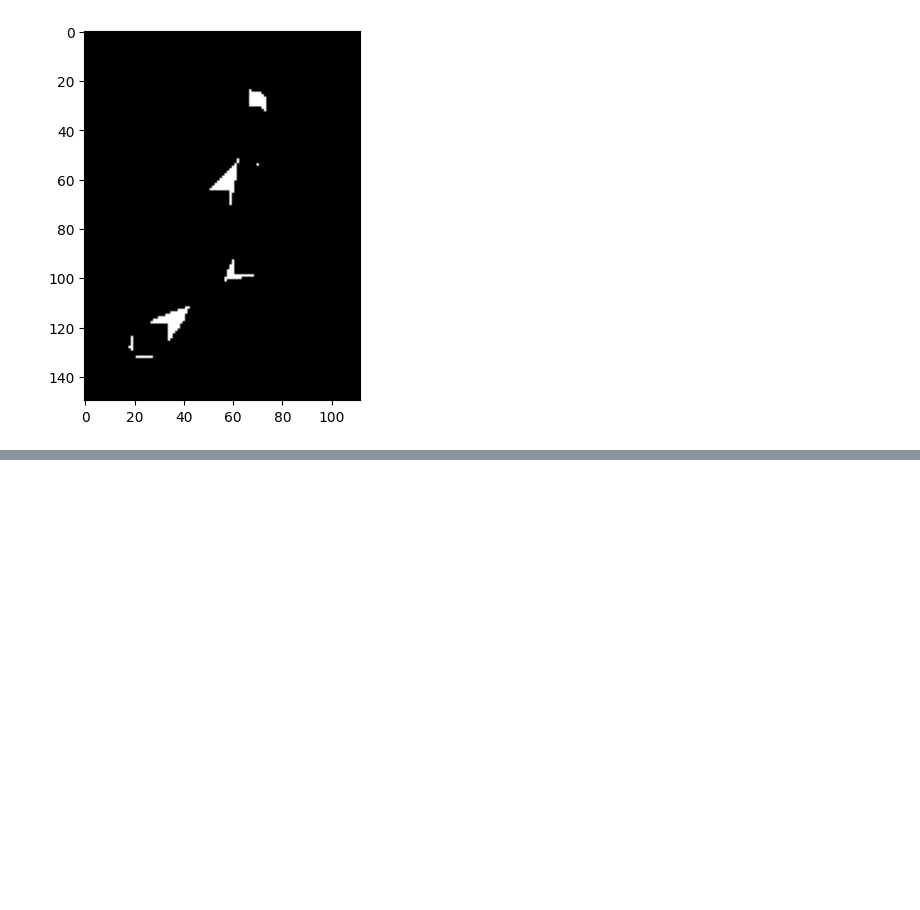
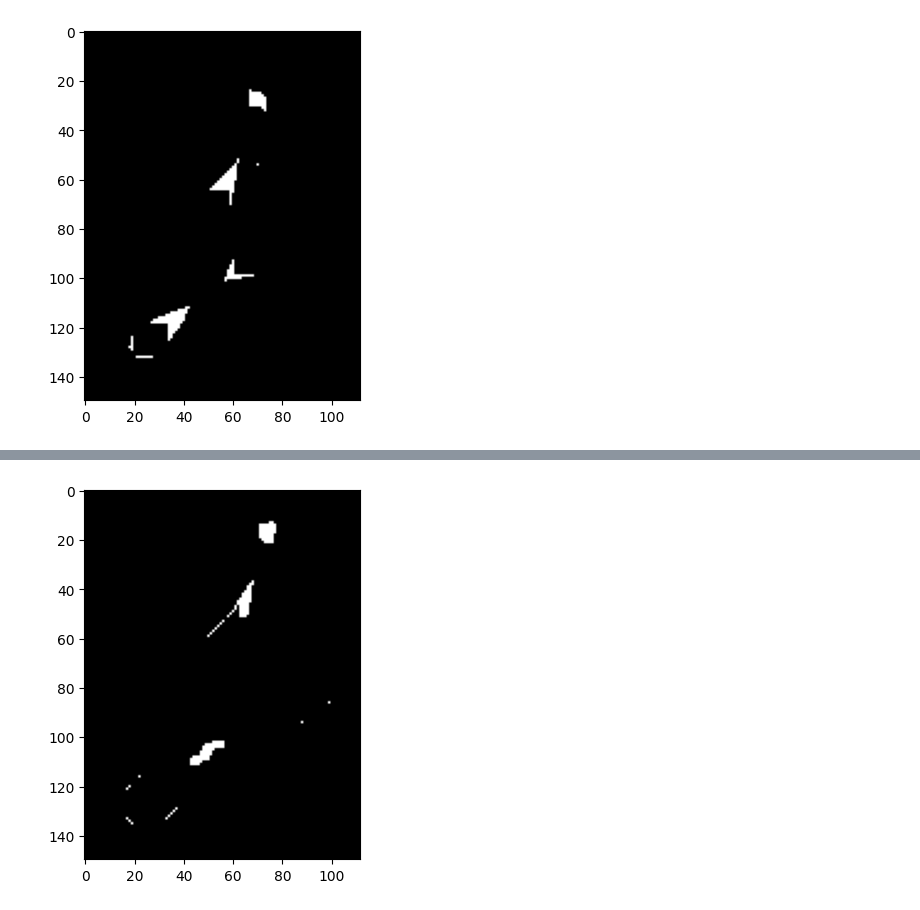
Before and after one commit to mikecr96/PDI-Ago-Dic25-GpoB, a Jupyter notebook: Semana XV/morph2.ipynb, the cells around one changed output, grey strips where cells are left out. Drawn from its saved outputs; the diff is of its cells as text; code cells hidden in the pictures; blank space fills up the shorter version.

```diff
--- a/Semana XV/morph2.ipynb
+++ b/Semana XV/morph2.ipynb
@@ -133,0 +185,4 @@ show_img(cv.morphologyEx(jota, cv.MORPH_BLACKHAT, s_e3))
+# %%
+show_img(cv.erode(jota, cv.getStructuringElement(cv.MORPH_CROSS, (11,11))))
+# %% [output]
+[figure, added]
```
Also changed, not shown: parts of 7 cells of this notebook, 1 other file.
